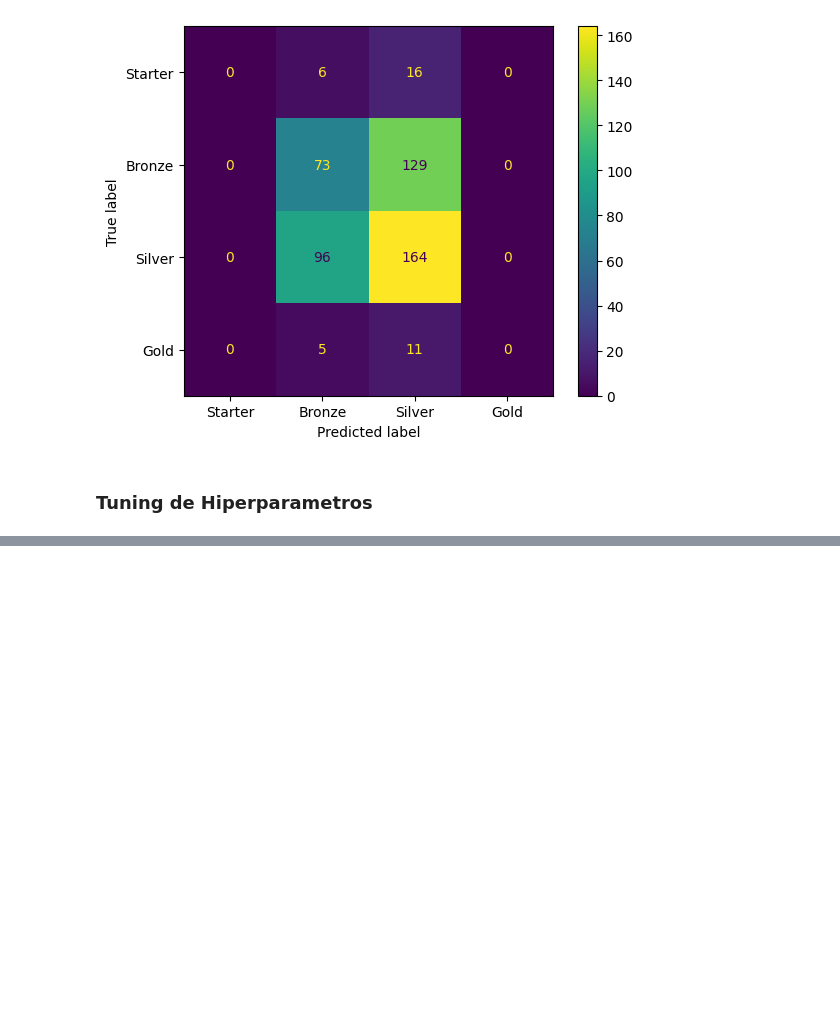
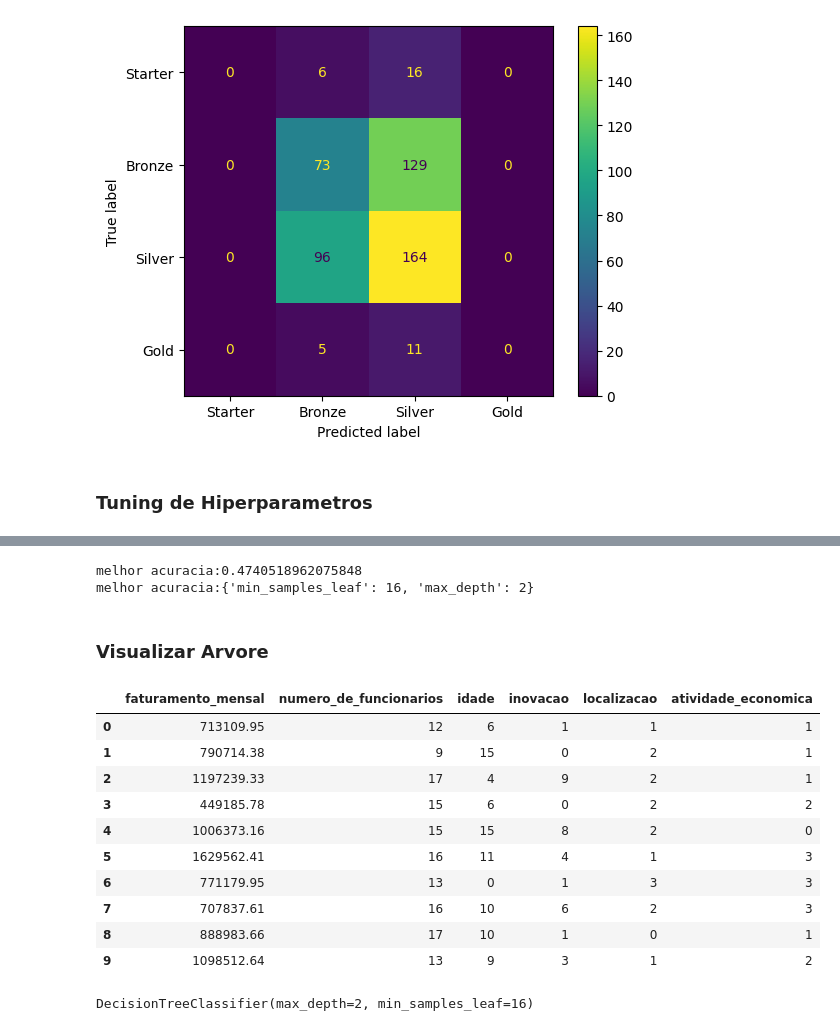
Before and after one commit to lilkirito22/aprendizado_machine_learning, a Jupyter notebook: Classificação-Arvore-Decisao/classificacao_segmento_empresa.ipynb, the cells around one changed output, grey strips where cells are left out. Saved outputs shown, nothing was run; the diff lists cells and outputs as text; code cells hidden in the pictures; blank space fills up the shorter version.

```diff
--- a/Classificação-Arvore-Decisao/classificacao_segmento_empresa.ipynb
+++ b/Classificação-Arvore-Decisao/classificacao_segmento_empresa.ipynb
@@ -336,0 +356,40 @@ estudo_decisiontree = optuna.create_study()
+# %%
+# Mostrar o melhor resultado e melhor conjunto de hiperparametros
+
+print(f'melhor acuracia:{estudo_decisiontree.best_value}')
+print(f'melhor parametros:{estudo_decisiontree.best_params}')
+# %% [output]
+melhor acuracia:0.4740518962075848
+melhor acuracia:{'min_samples_leaf': 16, 'max_depth': 2}
+# %% [markdown]
+### Visualizar Arvore
+# %%
+# Preparar o congjunto de dados para treinar e conseguir visualizar a arvore
+X_train_tree = X.copy()
+X_train_tree['localizacao_label'] = X_train_tree.localizacao.astype('category').cat.codes
+X_train_tree['atividade_economica_label'] = X_train_tree.atividade_economica.astype('category').cat.codes
+X_train_tree.drop(columns=['localizacao', 'atividade_economica'], inplace=True)
+X_train_tree.rename(columns={'localizacao_label':'localizacao','atividade_economica_label': 'atividade_economica'}, inplace=True)
+
+X_train_tree.head(10)
+# %% [output]
+|  | faturamento_mensal | numero_de_funcionarios | idade | inovacao | localizacao | atividade_economica |
+| 0 | 713109.95 | 12 | 6 | 1 | 1 | 1 |
+| 1 | 790714.38 | 9 | 15 | 0 | 2 | 1 |
+| 2 | 1197239.33 | 17 | 4 | 9 | 2 | 1 |
+| 3 | 449185.78 | 15 | 6 | 0 | 2 | 2 |
+| 4 | 1006373.16 | 15 | 15 | 8 | 2 | 0 |
+| 5 | 1629562.41 | 16 | 11 | 4 | 1 | 3 |
+| 6 | 771179.95 | 13 | 0 | 1 | 3 | 3 |
+| 7 | 707837.61 | 16 | 10 | 6 | 2 | 3 |
+| 8 | 888983.66 | 17 | 10 | 1 | 0 | 1 |
+| 9 | 1098512.64 | 13 | 9 | 3 | 1 | 2 |
+# %%
+# Treinar o modelo com o conjunto de hiperparametros ideal (obtidos pelo optuna)
+
+clf_decisiontree = DecisionTreeClassifier(min_samples_leaf=estudo_decisiontree.best_params['min_samples_leaf'],
+                                          max_depth=estudo_decisiontree.best_params['max_depth'])
+y_train_tree = y.copy()
+clf_decisiontree.fit(X_train_tree, y_train_tree)
+# %% [output]
+DecisionTreeClassifier(max_depth=2, min_samples_leaf=16)
```
Also changed, not shown: parts of 7 cells of this notebook, 1 other file.
